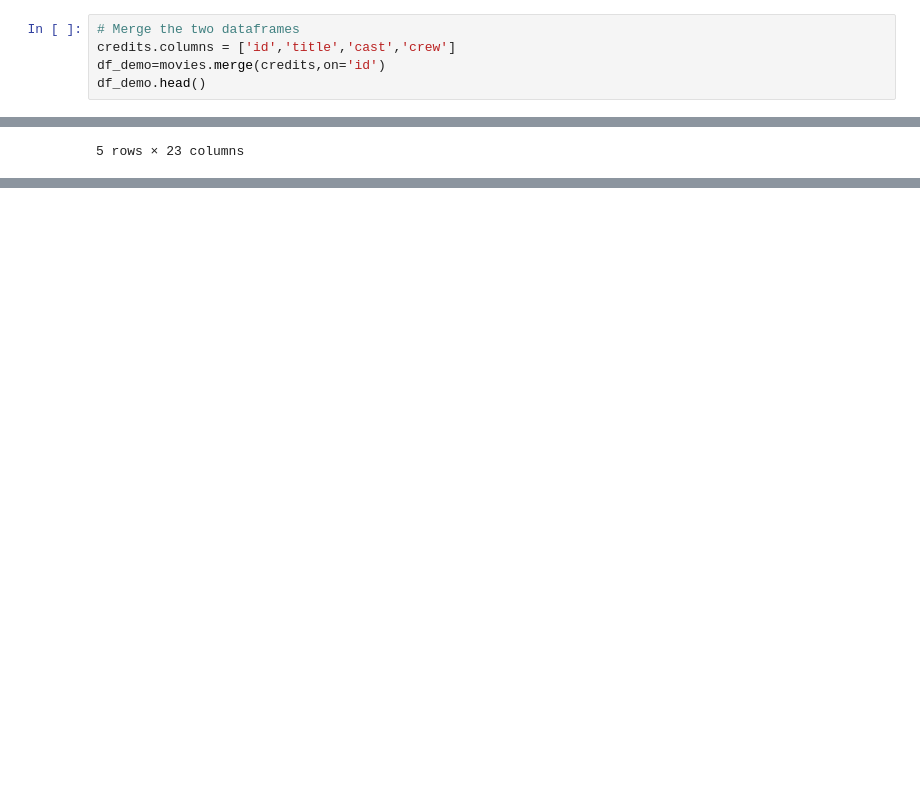
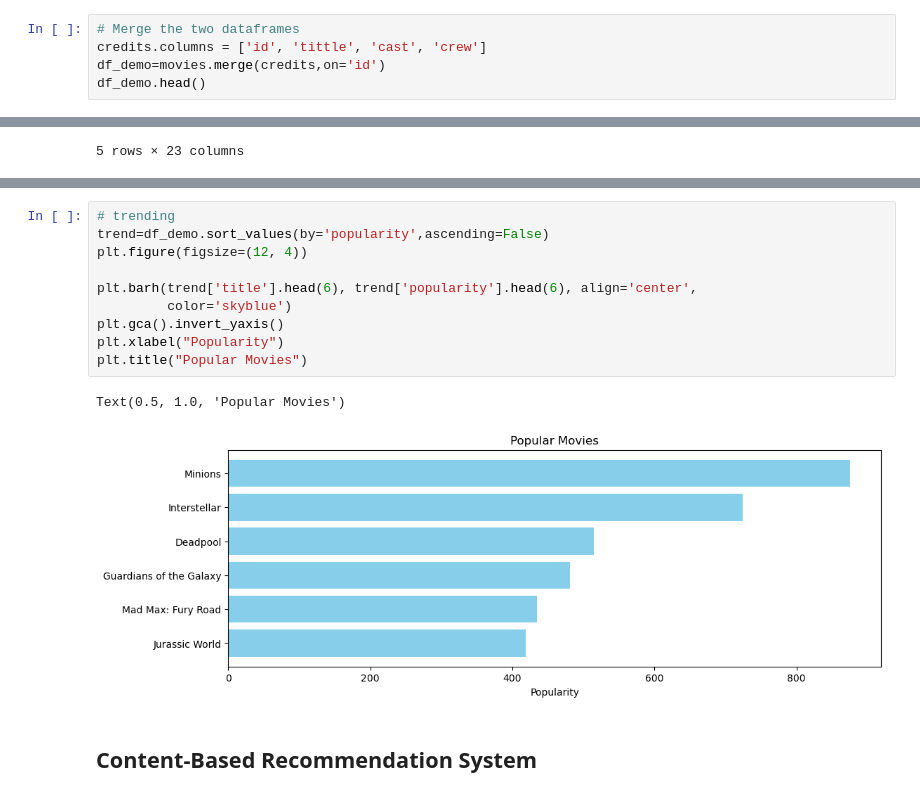
Before and after one commit to basavbamrah/movie-recommendation-system, a Jupyter notebook: train.ipynb, the cells around one changed output, grey strips where cells are left out. Drawn from its saved outputs; the diff is of its cells as text; blank space fills up the shorter version.

```diff
--- a/train.ipynb
+++ b/train.ipynb
@@ -65,7 +65,7 @@ Movies Dataframe
 ### Demographic Filtering
 # %%
 # Merge the two dataframes
-credits.columns = ['id','title','cast','crew']
+credits.columns = ['id', 'tittle', 'cast', 'crew']
 df_demo=movies.merge(credits,on='id')
 df_demo.head()
 # %% [output]
@@ -78,0 +179,15 @@ df_demo.head()
+# %%
+# trending
+trend=df_demo.sort_values(by='popularity',ascending=False)
+plt.figure(figsize=(12, 4))
+
+plt.barh(trend['title'].head(6), trend['popularity'].head(6), align='center',
+         color='skyblue')
+plt.gca().invert_yaxis()
+plt.xlabel("Popularity")
+plt.title("Popular Movies")
+# %% [output]
+Text(0.5, 1.0, 'Popular Movies')
+[figure, added]
+# %% [markdown]
+## Content-Based Recommendation System
```
Also changed, not shown: parts of 13 cells of this notebook.
